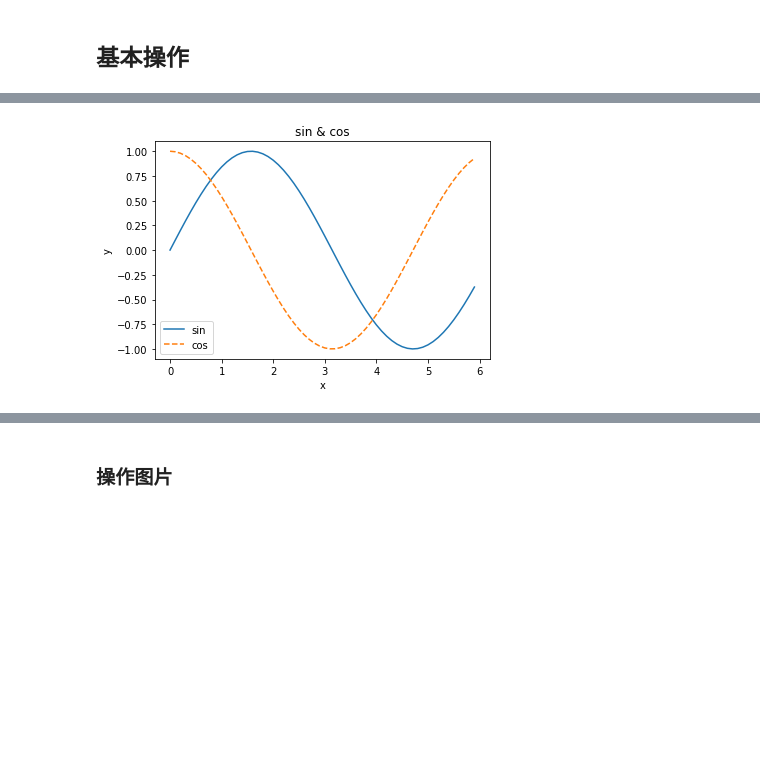
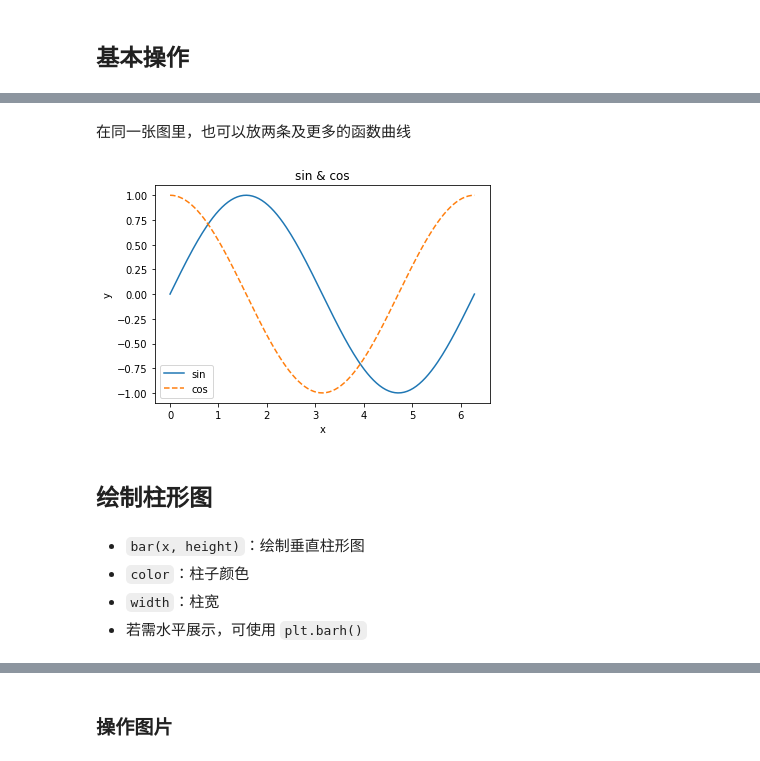
Before and after one commit to Volica/wop-workbooks, a Jupyter notebook: matplotlib.ipynb, the cells around one changed output, grey strips where cells are left out. Cells and saved outputs as stored; diff of their text form; code cells hidden in the pictures; blank space fills up the shorter version.

```diff
--- a/matplotlib.ipynb
+++ b/matplotlib.ipynb
@@ -20,14 +122,23 @@ plt.show()
+# %% [markdown]
+在同一张图里，也可以放两条及更多的函数曲线
 # %%
-x = np.arange(0, 6, 0.1)
-y1 = np.sin(x)
-y2 = np.cos(x)
+x5 = np.linspace(0, 2 * np.pi, 200)  # 在 0 到 2π 之间取 200 个点
+y5 = np.sin(x5)
+y6 = np.cos(x5)
 
-plt.plot(x, y1, label='sin')
-plt.plot(x, y2, linestyle='--', label='cos')
+plt.plot(x5, y5, label='sin')
+plt.plot(x5, y6, linestyle='--', label='cos')
 plt.xlabel('x')
 plt.ylabel('y')
 plt.title('sin & cos')
 plt.legend()
 plt.show()
 # %% [output]
-[figure, old version]
+[figure, new version]
+# %% [markdown]
+## 绘制柱形图
+# %% [markdown]
+* `bar(x, height)`：绘制垂直柱形图
+* `color`：柱子颜色
+* `width`：柱宽
+* 若需水平展示，可使用 `plt.barh()`
```
Also changed, not shown: parts of 63 cells of this notebook, 3 other files.
